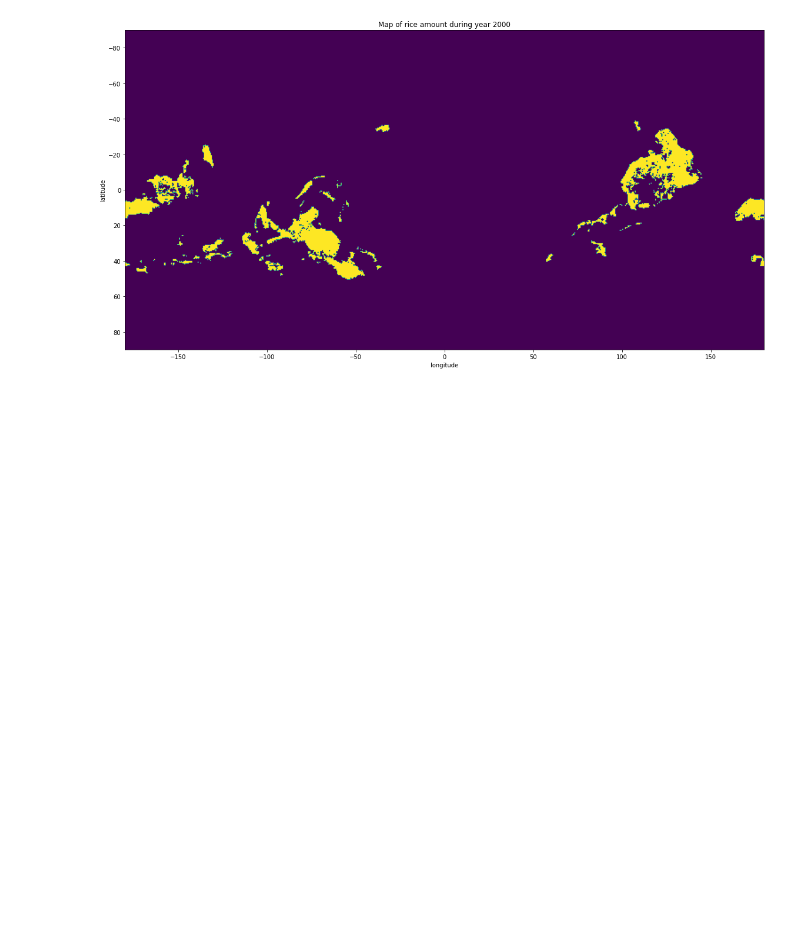
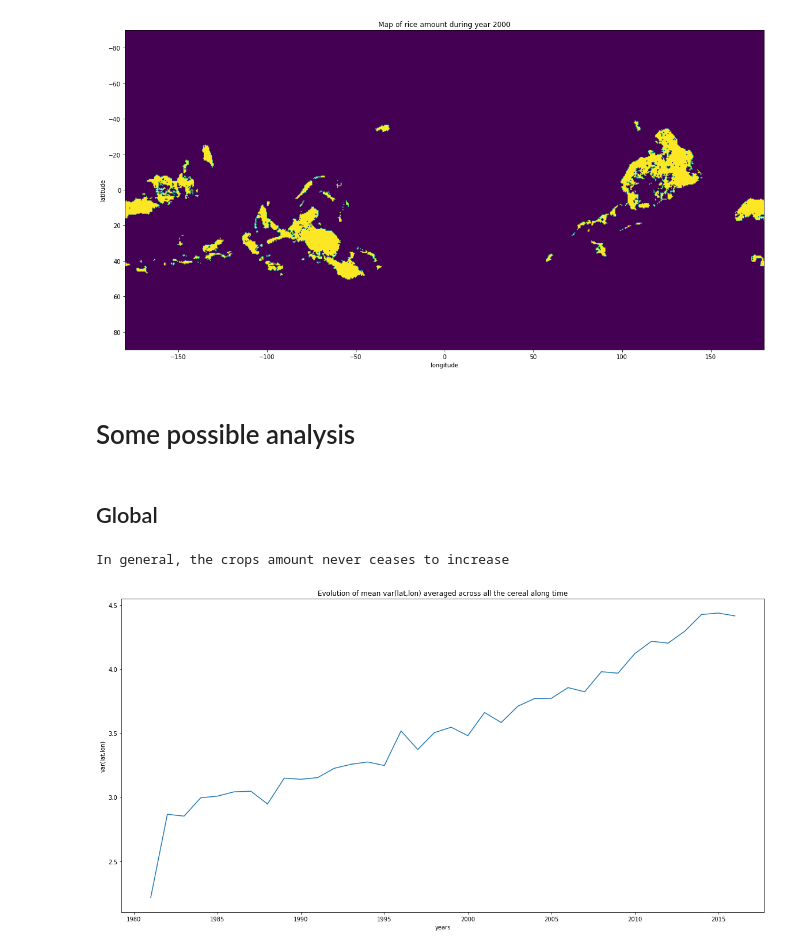
Before and after one commit to pprablanc/crops-cereal-analysis, a Jupyter notebook: analyses.ipynb, the cells around one changed output. Drawn from its saved outputs; the diff is of its cells as text; code cells hidden in the pictures; blank space fills up the shorter version.

Commit message:
analysis: global time, cereals

```diff
--- a/analyses.ipynb
+++ b/analyses.ipynb
@@ -112,3 +116,25 @@ plot_var(df, cereal='rice', time=2000)
 (360, 720)
 [figure]
 [figure]
+# %% [markdown]
+# Some possible analysis
+# %% [markdown]
+## Global
+# %%
+# get evolution of mean var(lat,lon) averaged across all the cereal along time axis
+
+df_by_time = df.groupby(['time'])
+cereal_trend = df_by_time.apply(
+    lambda grp: np.mean( [row['var'][:].mean() for row in grp['nc']] )
+)
+
+plt.figure(figsize=(20,10))
+plt.plot(cereal_trend)
+plt.xlabel('years')
+plt.ylabel('var(lat,lon)')
+plt.title('Evolution of mean var(lat,lon) averaged across all the cereal along time')
+
+print('In general, the crops amount never ceases to increase')
+# %% [output]
+In general, the crops amount never ceases to increase
+[figure, added]
```
Also changed, not shown: parts of 7 cells of this notebook.
